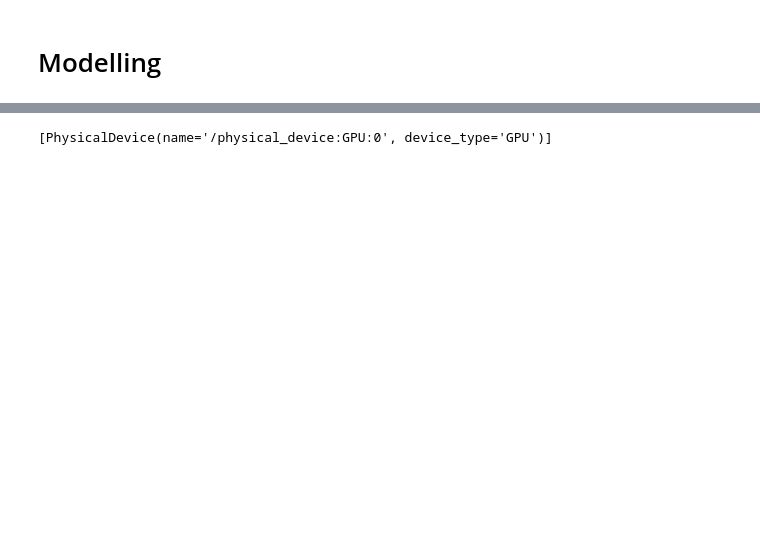
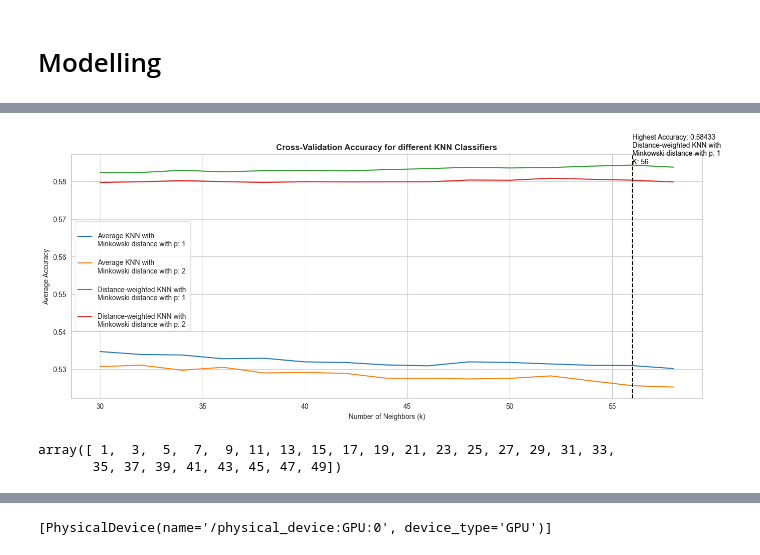
Before and after one commit to laskagrzegorz/dataScienceProject, a Jupyter notebook: 3_tests/Pre-processing.ipynb, the cells around one changed output, grey strips where cells are left out. Saved outputs shown, nothing was run; the diff lists cells and outputs as text; code cells hidden in the pictures; blank space fills up the shorter version.

Commit message:
Further restructuring of files and Cross-validation KNN

```diff
--- a/3_tests/Pre-processing.ipynb
+++ b/3_tests/Pre-processing.ipynb
@@ -367,3 +396,77 @@ Encoded label: 6, Original label: Rock
+# %%
+import matplotlib.pyplot as plt
+
+import matplotlib.pyplot as plt
+
+
+def plot_mean_cv_scores_list(mean_cv_scores_dicts, titles, ks):
+    p_s=[1, 2]
+    weights=['uniform', 'distance']
+
+    num_plots = len(mean_cv_scores_dicts)
+
+    fig, axs = plt.subplots(num_plots, 1, figsize=(14, 6*num_plots))
+
+    for i, (mean_cv_scores_dict, title) in enumerate(zip(mean_cv_scores_dicts, titles)):
+        max_accuracy = 0
+        max_accuracy_k = None
+        max_accuracy_weight = None
+        max_accuracy_p = None
+
+        for weight in weights:
+            for p in p_s:
+                # Extract mean cross-validation scores for the current combination
+                mean_cv_scores = mean_cv_scores_dict[(weight, p)]
+
+                # Find the maximum accuracy and its corresponding k value
+                max_mean_cv_score = max(mean_cv_scores)
+                max_mean_cv_score_k = ks[np.argmax(mean_cv_scores)]
+
+                if max_mean_cv_score > max_accuracy:
+                    max_accuracy = max_mean_cv_score
+                    max_accuracy_k = max_mean_cv_score_k
+                    max_accuracy_weight = weight
+                    max_accuracy_p = p
+
+                if weight == "distance":
+                    axs.plot(ks, mean_cv_scores, label=f'\nDistance-weighted KNN with \nMinkowski distance with p: {p}')
+                else:
+                    axs.plot(ks, mean_cv_scores, label=f'\nAverage KNN with \nMinkowski distance with p: {p}')
+
+        # Plot vertical line at the k value corresponding to the highest accuracy
+        axs.axvline(x=max_accuracy_k, color='black', linestyle='--')
+        # Add text mentioning the combination and the value of the highest accuracy
+        if max_accuracy_weight == "distance":
+            axs.text(max_accuracy_k , max_accuracy ,
+                      f'Highest Accuracy: {max_accuracy:.5f} \nDistance-weighted KNN with \nMinkowski distance with p: {max_accuracy_p} \nK: {max_accuracy_k}',
+                     verticalalignment='bottom', horizontalalignment='left', color='black')
+        else:
+            axs.text(max_accuracy_k + 0.1, max_accuracy *1.02,
+                      f'Highest Accuracy: {max_accuracy:.5f} \nAverage KNN with \nMinkowski distance with p: {max_accuracy_p} \nK: {max_accuracy_k}',
+                     verticalalignment='bottom', horizontalalignment='left', color='black')
+
+        axs.set_title(title, fontweight="bold")
+        axs.set_xlabel('Number of Neighbors (k)')
+        axs.set_ylabel('Average Accuracy')
+        axs.legend()
+        axs.grid(True)
+
+    plt.tight_layout()
+
+    plt.show()
+
+
+titles = ['Cross-Validation Accuracy for different KNN Classifiers']
+
+# Example usage:
+plot_mean_cv_scores_list([mean_cv_scores_dict], titles, ks)
+# %% [output]
+[figure, added]
+# %%
+np.arange(1, 50)[::2]
+# %% [output]
+array([ 1,  3,  5,  7,  9, 11, 13, 15, 17, 19, 21, 23, 25, 27, 29, 31, 33,
+       35, 37, 39, 41, 43, 45, 47, 49])
 # %%
 import tensorflow as tf
 from tensorflow.keras import layers, models
```
Also changed, not shown: parts of 29 cells of this notebook, 10 other files.
